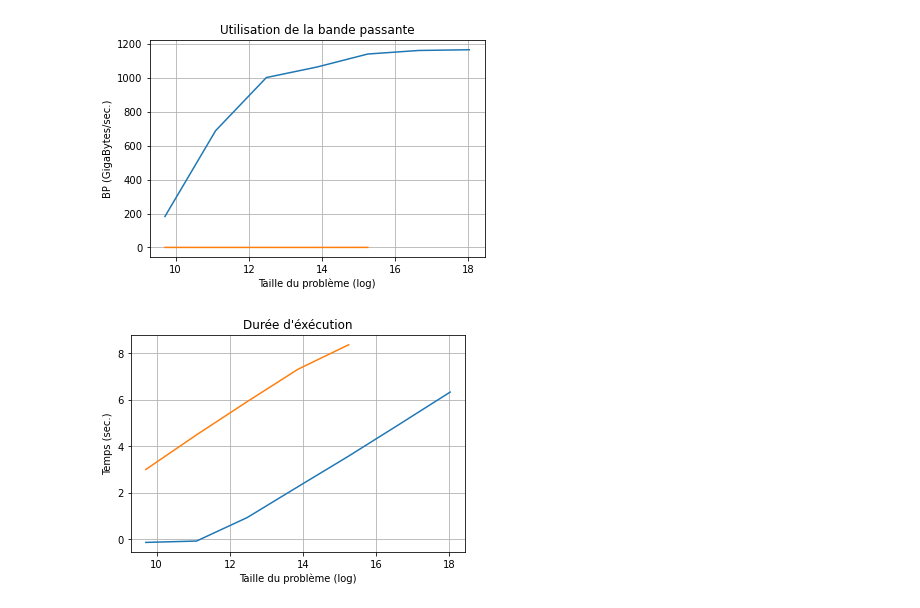
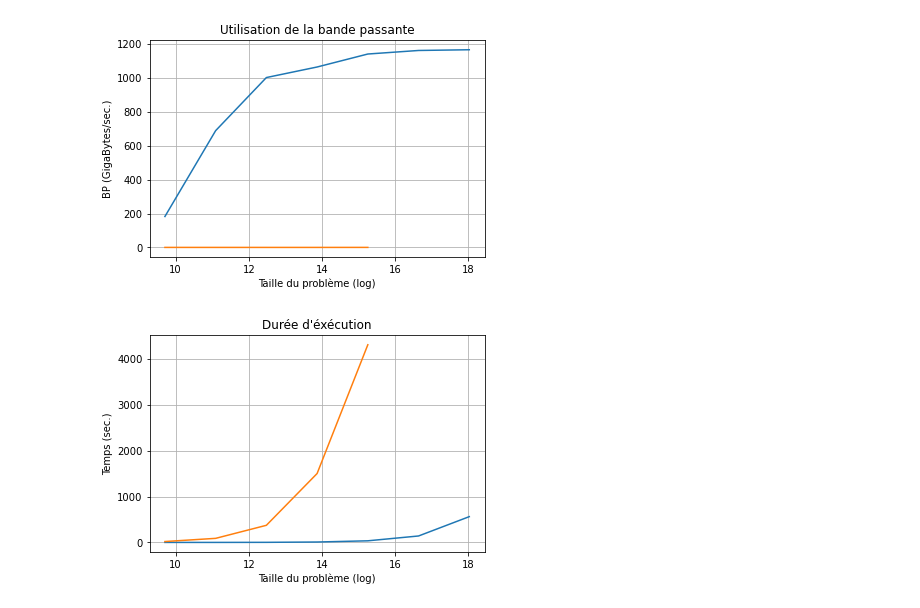
Before and after one commit to Aympab/MS-HPC-AI-GPU, a Jupyter notebook: code/mini-projet/LBM/cpp/LBM_profiling/profiling.ipynb, the cells around one changed output. Drawn from its saved outputs; the diff is of its cells as text; code cells hidden in the pictures.

```diff
--- a/code/mini-projet/LBM/cpp/LBM_profiling/profiling.ipynb
+++ b/code/mini-projet/LBM/cpp/LBM_profiling/profiling.ipynb
@@ -30,12 +30,12 @@ plt.grid()
 # %%
 df = perfGPU_size
 df2 = perfCPU_size
 
 plt.title("Durée d'éxécution")
 plt.xlabel(r'Taille du problème (log)')
 plt.ylabel(r'Temps (sec.)')
-plt.plot(np.log(df['size']), np.log(df['time']))
-plt.plot(np.log(df2['size']), np.log(df2['time']))
+plt.plot(np.log(df['size']), (df['time']))
+plt.plot(np.log(df2['size']), (df2['time']))
 plt.grid()
 # %% [output]
-[figure, old version]
+[figure, new version]
```
Also changed, not shown: 1 other file.
